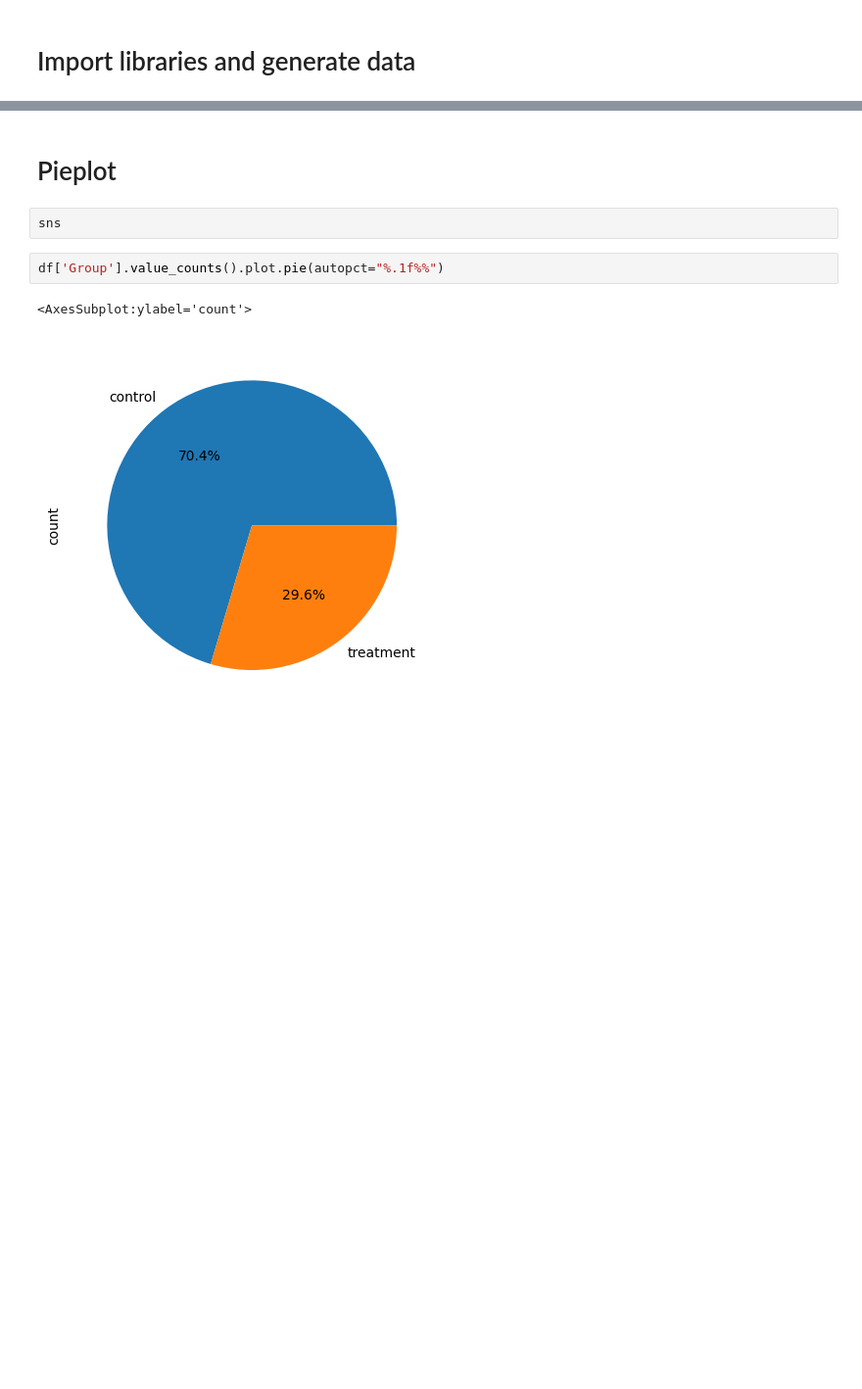
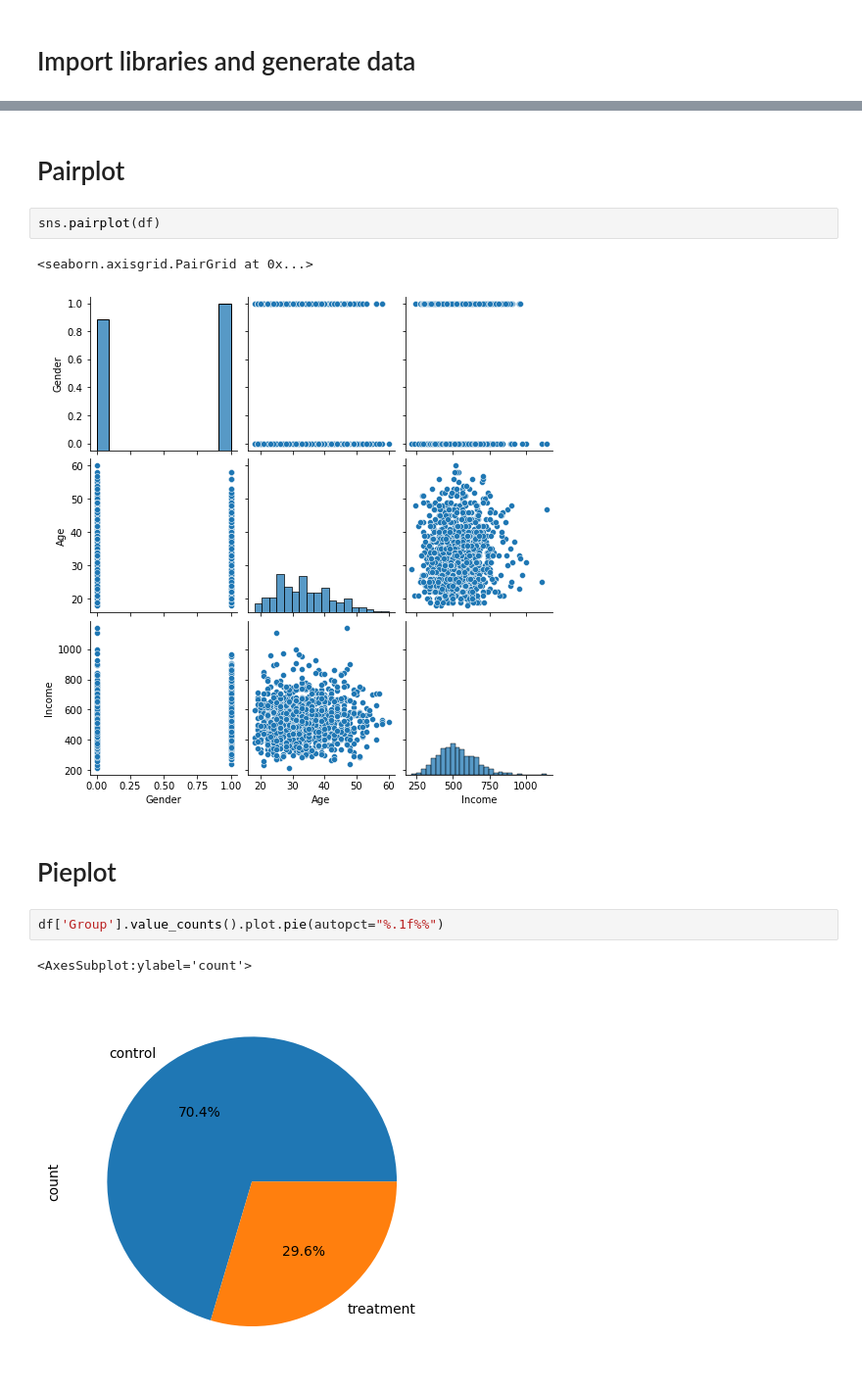
Before and after one commit to beatwad/kaggle_tips, a Jupyter notebook: Visualization/Tabular.ipynb, the cells around one changed output, grey strips where cells are left out. Shown at 98% size. Cells and saved outputs as stored; diff of their text form; blank space fills up the shorter version.

Commit message:
Add pairplot to visualization

```diff
--- a/Visualization/Tabular.ipynb
+++ b/Visualization/Tabular.ipynb
@@ -29,7 +32,12 @@ ModuleNotFoundError: No module named 'src'
-# %% [markdown]
-# Pieplot
+# %% [markdown]
+# Pairplot
 # %%
-sns
+sns.pairplot(df)
+# %% [output]
+<seaborn.axisgrid.PairGrid at 0x...>
+[figure, added]
+# %% [markdown]
+# Pieplot
 # %%
 df['Group'].value_counts().plot.pie(autopct="%.1f%%")
 # %% [output]
```
Also changed, not shown: parts of 1 cell of this notebook.
